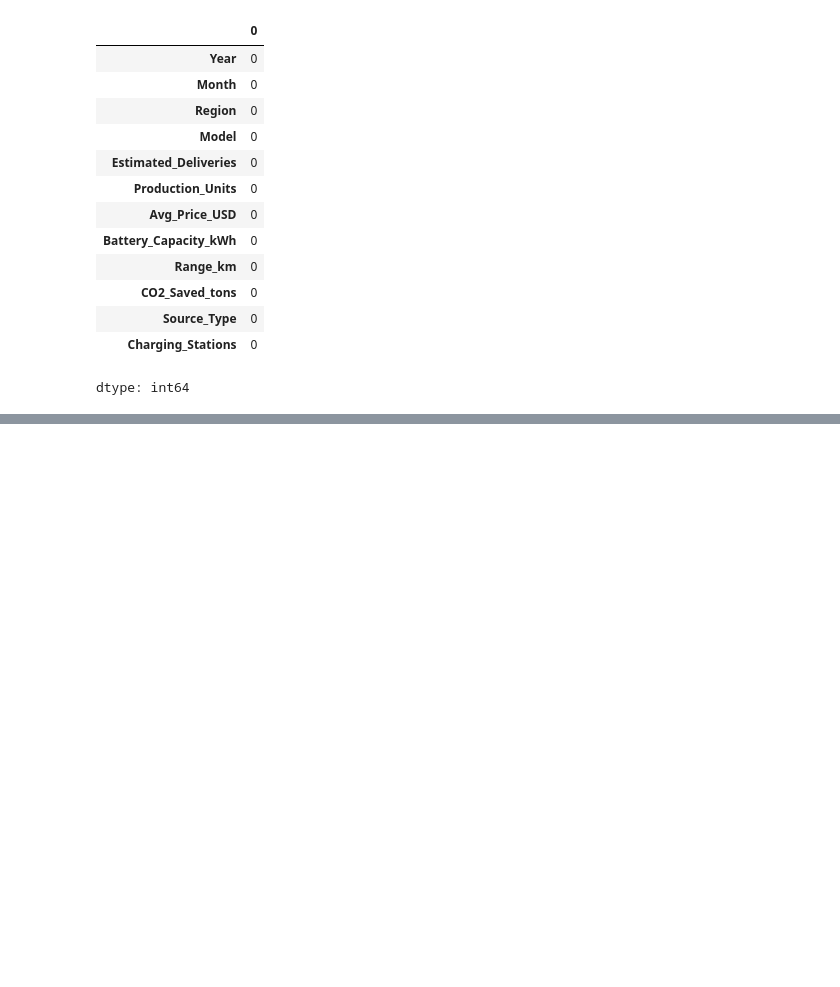
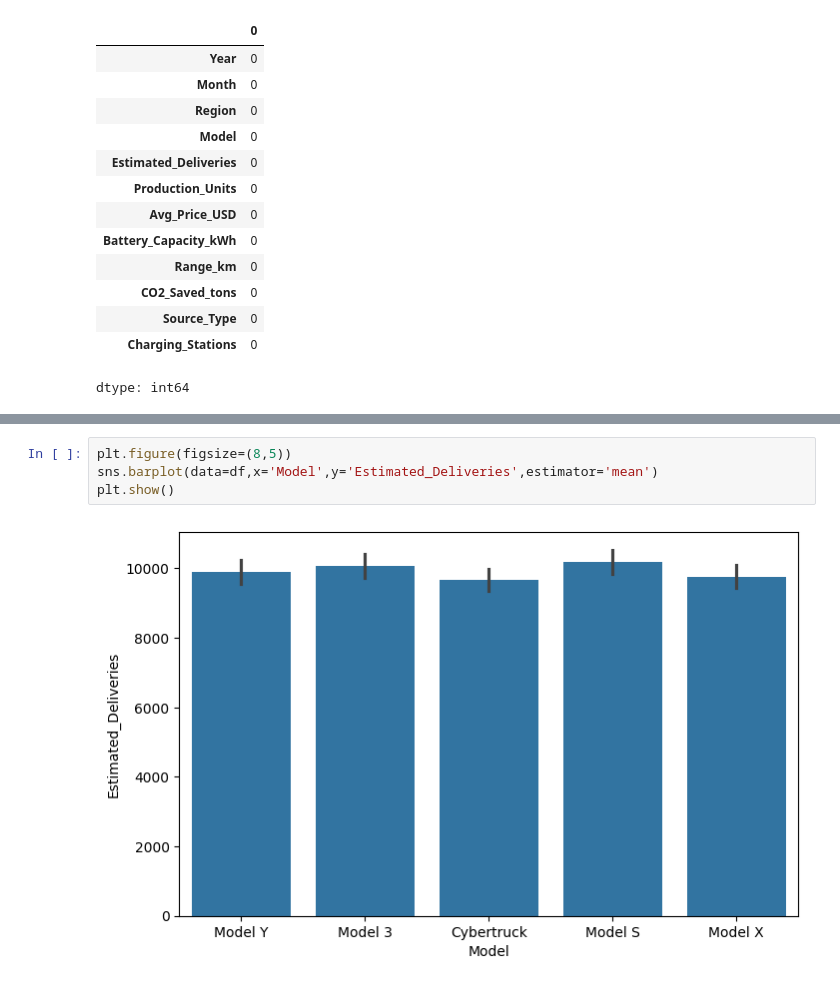
Before and after one commit to kundankumar09-v/weekly_assignments_CEI, a Jupyter notebook: week2_kundan_kumar_vennaboina.ipynb, the cells around one changed output, grey strips where cells are left out. Saved outputs shown, nothing was run; the diff lists cells and outputs as text; blank space fills up the shorter version.

```diff
--- a/week2_kundan_kumar_vennaboina.ipynb
+++ b/week2_kundan_kumar_vennaboina.ipynb
@@ -445,0 +113,6 @@ Overall, the pipeline successfully transformed raw data into useful insights, ac
+# %%
+plt.figure(figsize=(8,5))
+sns.barplot(data=df,x='Model',y='Estimated_Deliveries',estimator='mean')
+plt.show()
+# %% [output]
+[figure, added]
```
Also changed, not shown: parts of 66 cells of this notebook.
